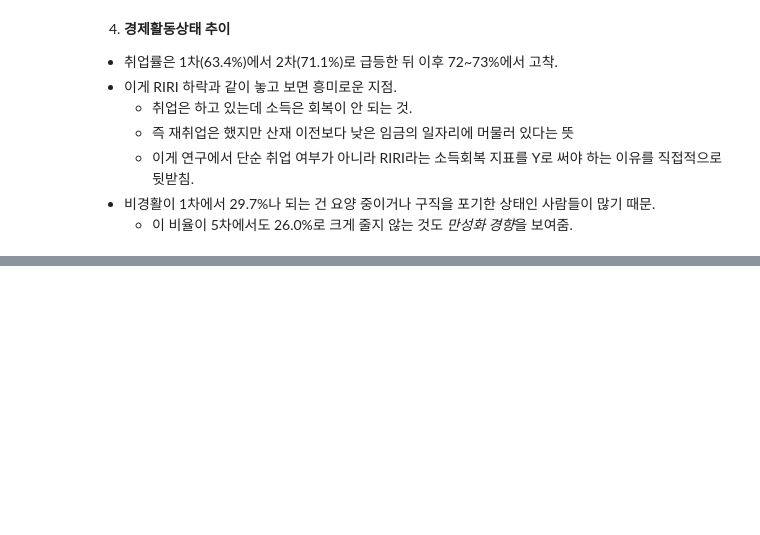
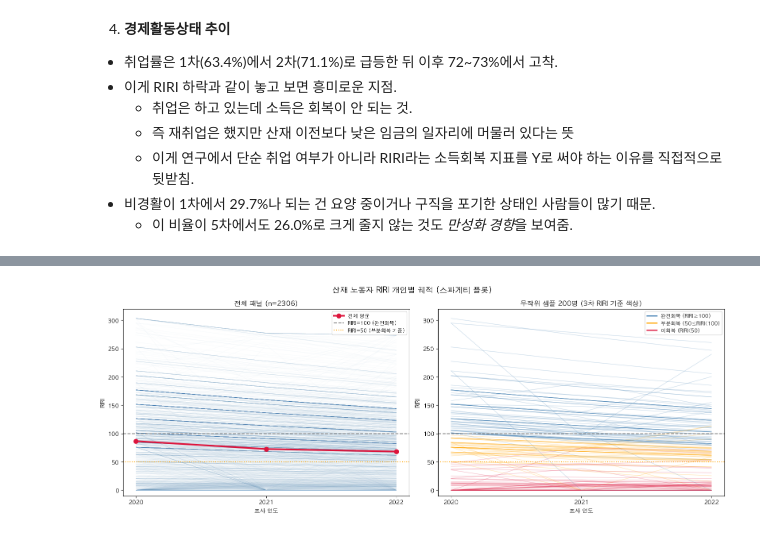
Before and after one commit to hwangsahyun/PSWCI, a Jupyter notebook: PSWCI_code.ipynb, the cells around one changed output, grey strips where cells are left out. Cells and saved outputs as stored; diff of their text form; code cells hidden in the pictures; blank space fills up the shorter version.

```diff
--- a/PSWCI_code.ipynb
+++ b/PSWCI_code.ipynb
@@ -614,0 +887,20 @@ for col, label in psych_vars.items():
+# %%
+# ============================================================
+# ② 결측 패턴 - 어떤 조합으로 빠졌는지
+# ============================================================
+
+print("\n" + "=" * 55)
+print("② 결측 패턴 (조합별)")
+print("=" * 55)
+
+df_lcga['miss_w3'] = df_lcga['RIRI_w3'].isna().astype(int)
+df_lcga['miss_w4'] = df_lcga['RIRI_w4'].isna().astype(int)
+df_lcga['miss_w5'] = df_lcga['RIRI_w5'].isna().astype(int)
+
+pattern = df_lcga.groupby(['miss_w3','miss_w4','miss_w5']).size().reset_index(name='n')
+pattern['%'] = (pattern['n'] / n * 100).round(1)
+pattern.columns = ['3차결측','4차결측','5차결측','n','%']
+pattern['패턴'] = pattern.apply(
+    lambda r: ''.join(['결측' if r[f'{w}차결측'] else '유효'
+                       for w in [3,4,5]]), axis=1)
+print(pattern[['패턴','n','%']].to_string(index=False))
@@ -614,0 +1044,78 @@ for col, label in psych_vars.items():
+# %%
+# ============================================================
+# 스파게티 플롯
+# 개인별 RIRI 궤적 시각화
+# 전체 + 무작위 샘플 100명
+# ============================================================
+
+print("\n" + "=" * 55)
+print("스파게티 플롯")
+print("=" * 55)
+
+waves      = [3, 4, 5]
+wave_years = [2020, 2021, 2022]
+riri_cols  = ['RIRI_w3', 'RIRI_w4', 'RIRI_w5']
+
+fig, axes = plt.subplots(1, 2, figsize=(16, 6))
+fig.suptitle('산재 노동자 RIRI 개인별 궤적 (스파게티 플롯)', fontsize=14, fontweight='bold')
+
+# ── 왼쪽: 전체 패널 (투명도 낮게) ──────────────────────────
+ax1 = axes[0]
+for _, row in df_lcga.iterrows():
+    vals = [row[c] for c in riri_cols]
+    if any(pd.isna(v) for v in vals):
+        continue
+    ax1.plot(wave_years, vals, color='steelblue', alpha=0.05, linewidth=0.5)
+
+# 전체 평균 궤적 추가
+means = [df_lcga[c].mean() for c in riri_cols]
+ax1.plot(wave_years, means, color='crimson', linewidth=3,
+         marker='o', markersize=8, label=f'전체 평균')
+ax1.axhline(100, color='gray', linestyle='--', linewidth=1.5, label='RIRI=100 (완전회복)')
+ax1.axhline(50,  color='orange', linestyle=':', linewidth=1.5, label='RIRI=50 (부분회복 기준)')
+ax1.set_title(f'전체 패널 (n={complete.sum()})', fontsize=12)
+ax1.set_xlabel('조사 연도')
+ax1.set_ylabel('RIRI')
+ax1.set_xticks(wave_years)
+ax1.legend(fontsize=9)
+ax1.set_ylim(-10, 320)
+
+# ── 오른쪽: 무작위 샘플 200명 (궤적 패턴 파악용) ────────────
+ax2 = axes[1]
+complete_idx = df_lcga[df_lcga[riri_cols].notna().all(axis=1)].index
+sample_idx   = np.random.RandomState(42).choice(complete_idx, size=min(200, len(complete_idx)), replace=False)
+df_sample    = df_lcga.loc[sample_idx]
+
+# RIRI 수준별 색상 구분 (3차 기준)
+for _, row in df_sample.iterrows():
+    vals  = [row[c] for c in riri_cols]
+    riri3 = row['RIRI_w3']
+    if riri3 >= 100:
+        color = 'steelblue'    # 완전회복
+    elif riri3 >= 50:
+        color = 'orange'       # 부분회복
+    else:
+        color = 'crimson'      # 미회복
+    ax2.plot(wave_years, vals, color=color, alpha=0.3, linewidth=0.8)
+
+# 범례용 더미 라인
+from matplotlib.lines import Line2D
+legend_elements = [
+    Line2D([0],[0], color='steelblue', linewidth=2, label='완전회복 (RIRI≥100)'),
+    Line2D([0],[0], color='orange',    linewidth=2, label='부분회복 (50≤RIRI<100)'),
+    Line2D([0],[0], color='crimson',   linewidth=2, label='미회복 (RIRI<50)'),
+]
+ax2.axhline(100, color='gray',   linestyle='--', linewidth=1.5)
+ax2.axhline(50,  color='orange', linestyle=':',  linewidth=1.5)
+ax2.set_title('무작위 샘플 200명 (3차 RIRI 기준 색상)', fontsize=12)
+ax2.set_xlabel('조사 연도')
+ax2.set_ylabel('RIRI')
+ax2.set_xticks(wave_years)
+ax2.legend(handles=legend_elements, fontsize=9)
+ax2.set_ylim(-10, 320)
+
+plt.tight_layout()
+plt.savefig('spaghetti_plot.png', dpi=150, bbox_inches='tight')
+plt.show()
+print("spaghetti_plot.png 저장 완료")
+# %% [output]
@@ -614,0 +1125 @@ for col, label in psych_vars.items():
+[figure, added]
```
Also changed, not shown: parts of 27 cells of this notebook, 2 other files.
